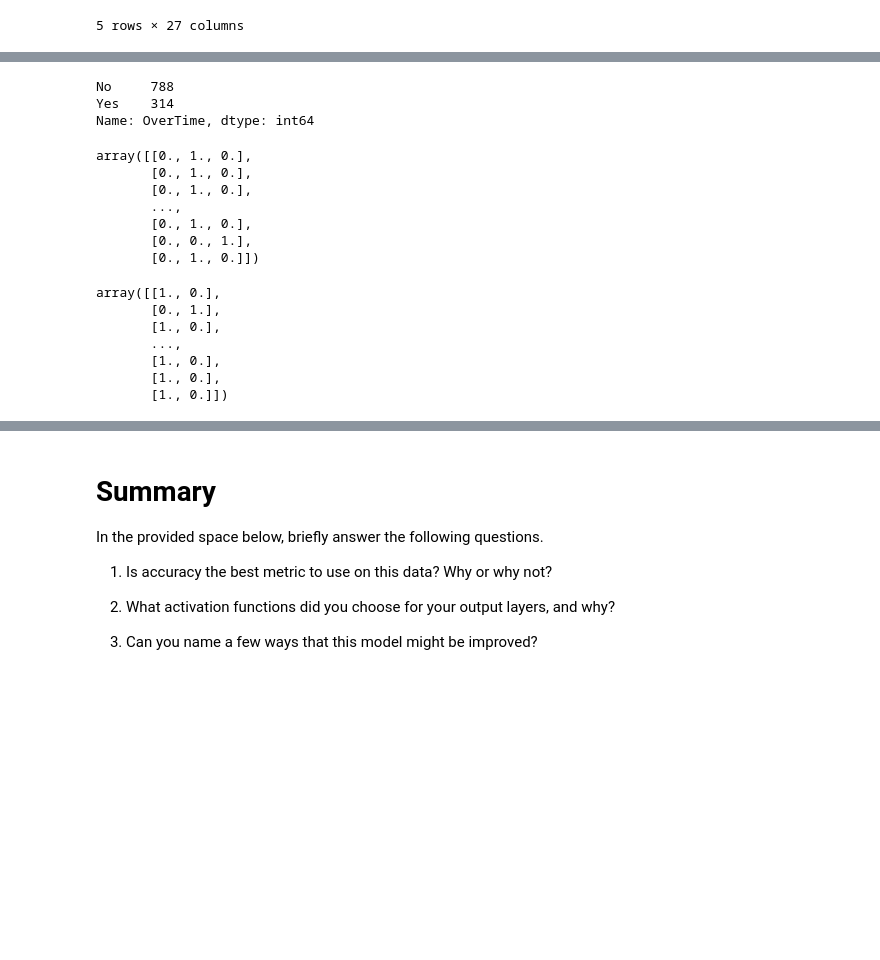
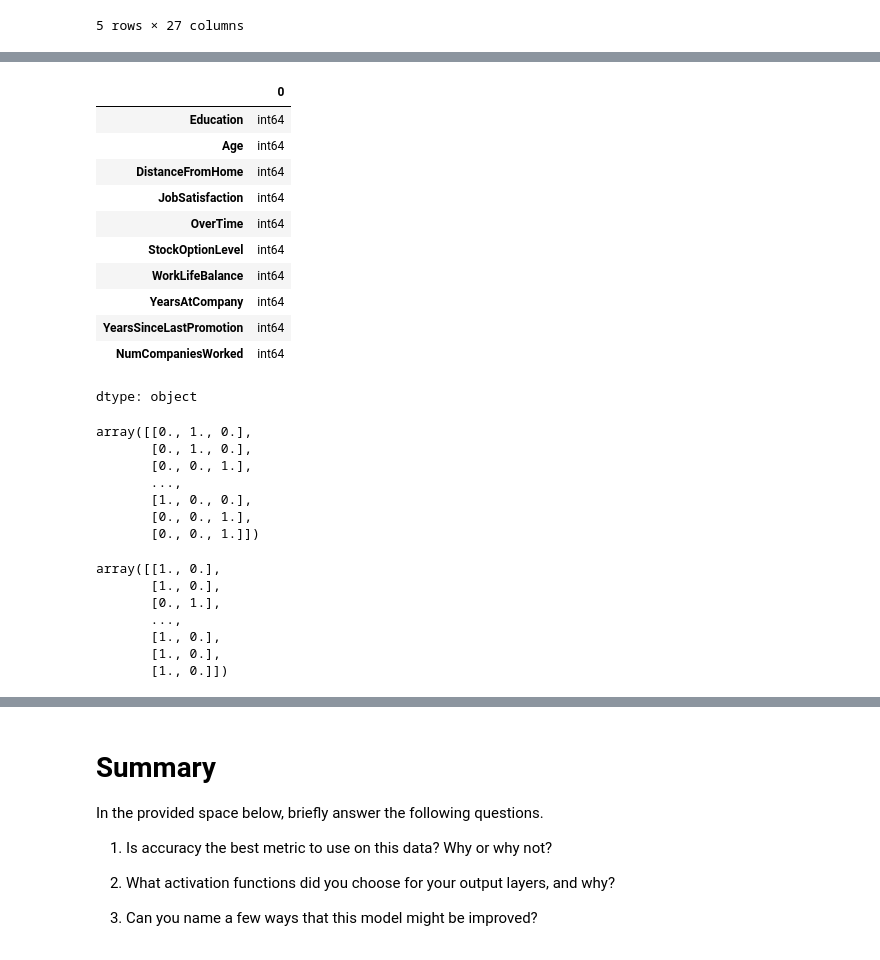
Before and after one commit to EstebanMissura/neural-network-challenge-2, a Jupyter notebook: attrition.ipynb, the cells around one changed output, grey strips where cells are left out. Saved outputs shown, nothing was run; the diff lists cells and outputs as text; code cells hidden in the pictures; blank space fills up the shorter version.

```diff
--- a/attrition.ipynb
+++ b/attrition.ipynb
@@ -68 +87,17 @@ dtype: object
+# %%
+# Checking dtype update
+X_df.dtypes
+# %% [output]
+|  | 0 |
+| Education | int64 |
+| Age | int64 |
+| DistanceFromHome | int64 |
+| JobSatisfaction | int64 |
+| OverTime | int64 |
+| StockOptionLevel | int64 |
+| WorkLifeBalance | int64 |
+| YearsAtCompany | int64 |
+| YearsSinceLastPromotion | int64 |
+| NumCompaniesWorked | int64 |
+dtype: object
 # %%
@@ -70,15 +105,5 @@ dtype: object
 from sklearn.model_selection import train_test_split
 
 X_train, X_test, y_train, y_test = train_test_split(X_df, y_df, random_state=1)
-# %%
-# Convert your X data to numeric data types however you see fit
-# Add new code cells as necessary
-X_df['OverTime'] = X_df['OverTime'].apply(lambda x: 1 if x == 'Yes' else 0)
-# X_df['OverTime'] = X_df['OverTime'].replace({'Yes': 1, 'No': 0}).astype(int)
-print(X_df['OverTime'].value_counts())
-# %% [output]
-No     788
-Yes    314
-Name: OverTime, dtype: int64
 # %%
 # Create a StandardScaler
@@ -95,35 +121,37 @@ X_test_scaled = X_scaler.transform(X_test)
 department_encoder = OneHotEncoder(sparse_output = False)
 
 # Fit the encoder to the training data
-department_encoder.fit(y_train[['Department']])
+department_encoder.fit(np.array(y_train['Department']).reshape(-1,1))
 
 # Create two new variables by applying the encoder
 # to the training and testing data
-department_train_encoded = department_encoder.transform(y_train[['Department']])
-department_test_encoded = department_encoder.transform(y_test[['Department']])
+department_train_encoded = department_encoder.transform(np.array(y_train['Department']).reshape(-1,1))
+department_test_encoded = department_encoder.transform(np.array(y_test['Department']).reshape(-1,1))
+department_train_encoded
 # %% [output]
 array([[0., 1., 0.],
        [0., 1., 0.],
-       [0., 1., 0.],
+       [0., 0., 1.],
        ...,
-       [0., 1., 0.],
+       [1., 0., 0.],
        [0., 0., 1.],
-       [0., 1., 0.]])
+       [0., 0., 1.]])
 # %%
 # Create a OneHotEncoder for the Attrition column
 attrition_encoder = OneHotEncoder(sparse_output=False)
 
 # Fit the encoder to the training data
-attrition_encoder.fit(y_train[['Attrition']])
+attrition_encoder.fit(np.array(y_train['Attrition']).reshape(-1,1))
 
 # Create two new variables by applying the encoder
 # to the training and testing data
-attrition_train_encoded = attrition_encoder.transform(y_train[['Attrition']])
-attrition_test_encoded = attrition_encoder.transform(y_test[['Attrition']])
+attrition_train_encoded = attrition_encoder.transform(np.array(y_train['Attrition']).reshape(-1,1))
+attrition_test_encoded = attrition_encoder.transform(np.array(y_test['Attrition']).reshape(-1,1))
+attrition_train_encoded
 # %% [output]
 array([[1., 0.],
+       [1., 0.],
        [0., 1.],
-       [1., 0.],
        ...,
        [1., 0.],
        [1., 0.],
```
Also changed, not shown: parts of 15 cells of this notebook, 1 other file.
